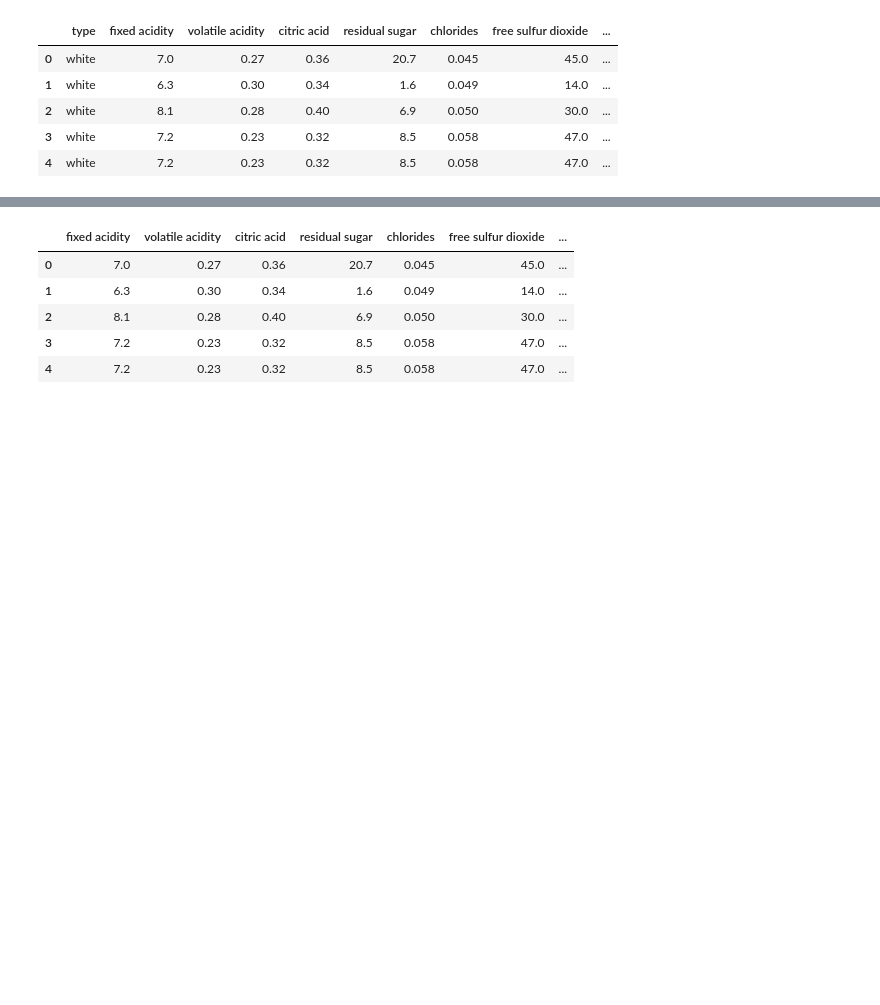
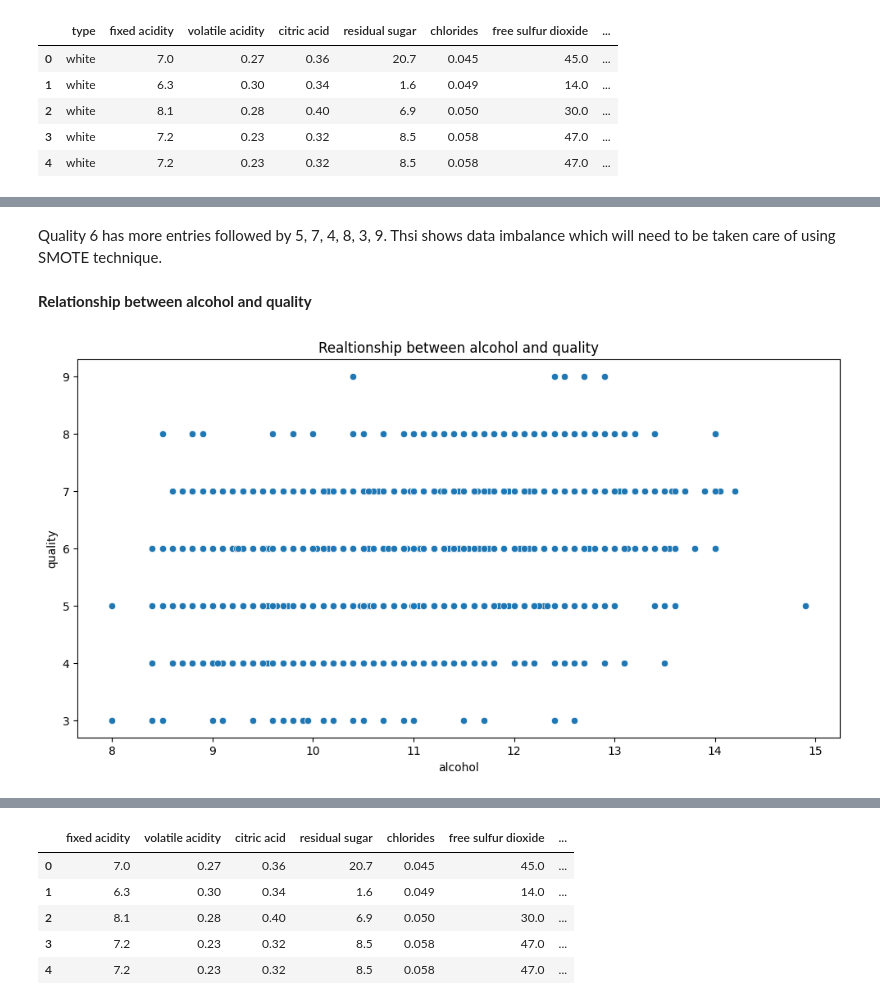
Before and after one commit to Roseyshi/Credit-Score, a Jupyter notebook: Wine_Prediction.ipynb, the cells around one changed output, grey strips where cells are left out. Saved outputs shown, nothing was run; the diff lists cells and outputs as text; code cells hidden in the pictures; blank space fills up the shorter version.

```diff
--- a/Wine_Prediction.ipynb
+++ b/Wine_Prediction.ipynb
@@ -35,0 +151,11 @@ dtype: int64
+# %% [markdown]
+Quality 6 has more entries followed by 5, 7, 4, 8, 3, 9. Thsi shows data imbalance which will need to be taken care of using SMOTE technique.
+# %% [markdown]
+**Relationship between alcohol and quality**
+# %%
+plt.figure(figsize = (12,6))
+sns.scatterplot(data = data, x = 'alcohol', y = 'quality')
+plt.title("Realtionship between alcohol and quality")
+plt.show()
+# %% [output]
+[figure, added]
```
Also changed, not shown: parts of 32 cells of this notebook.
